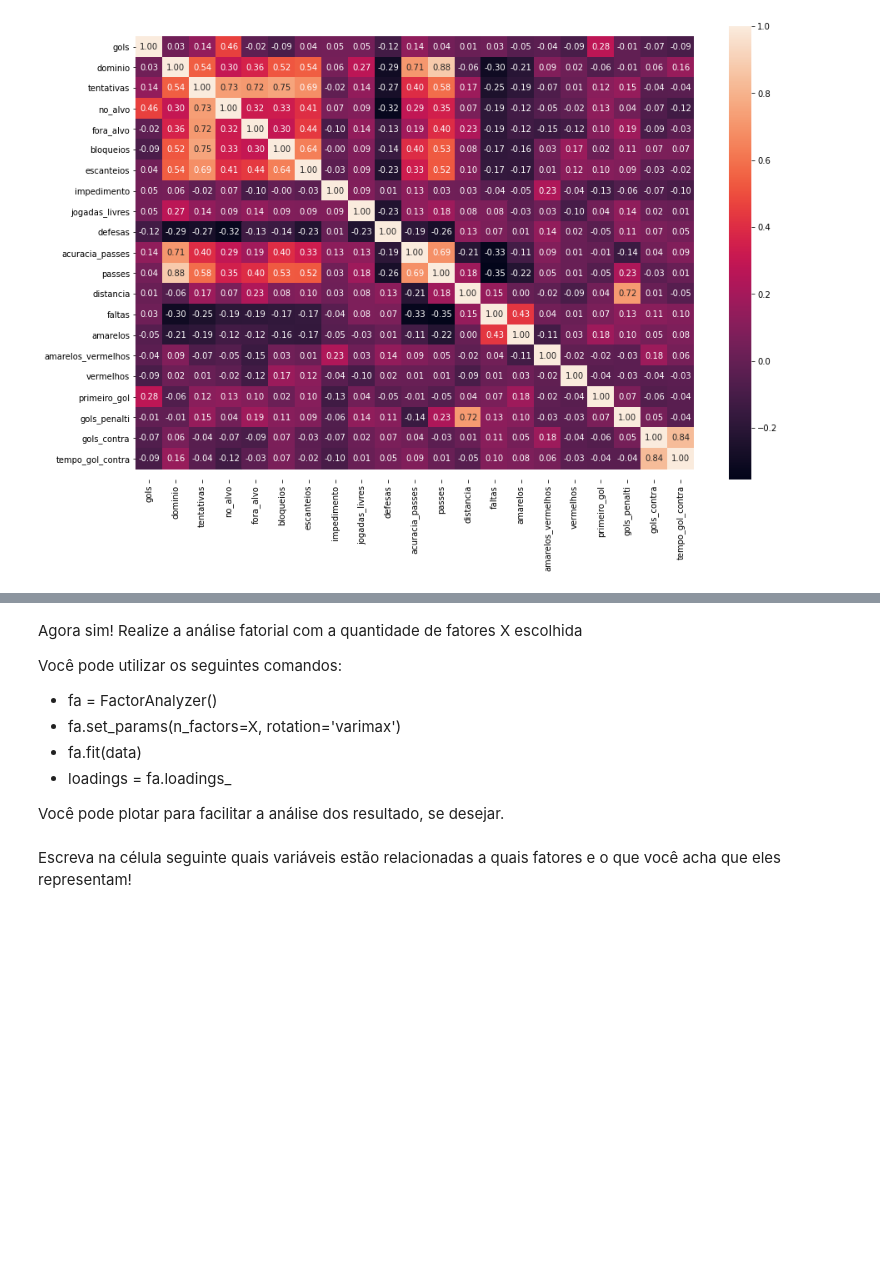
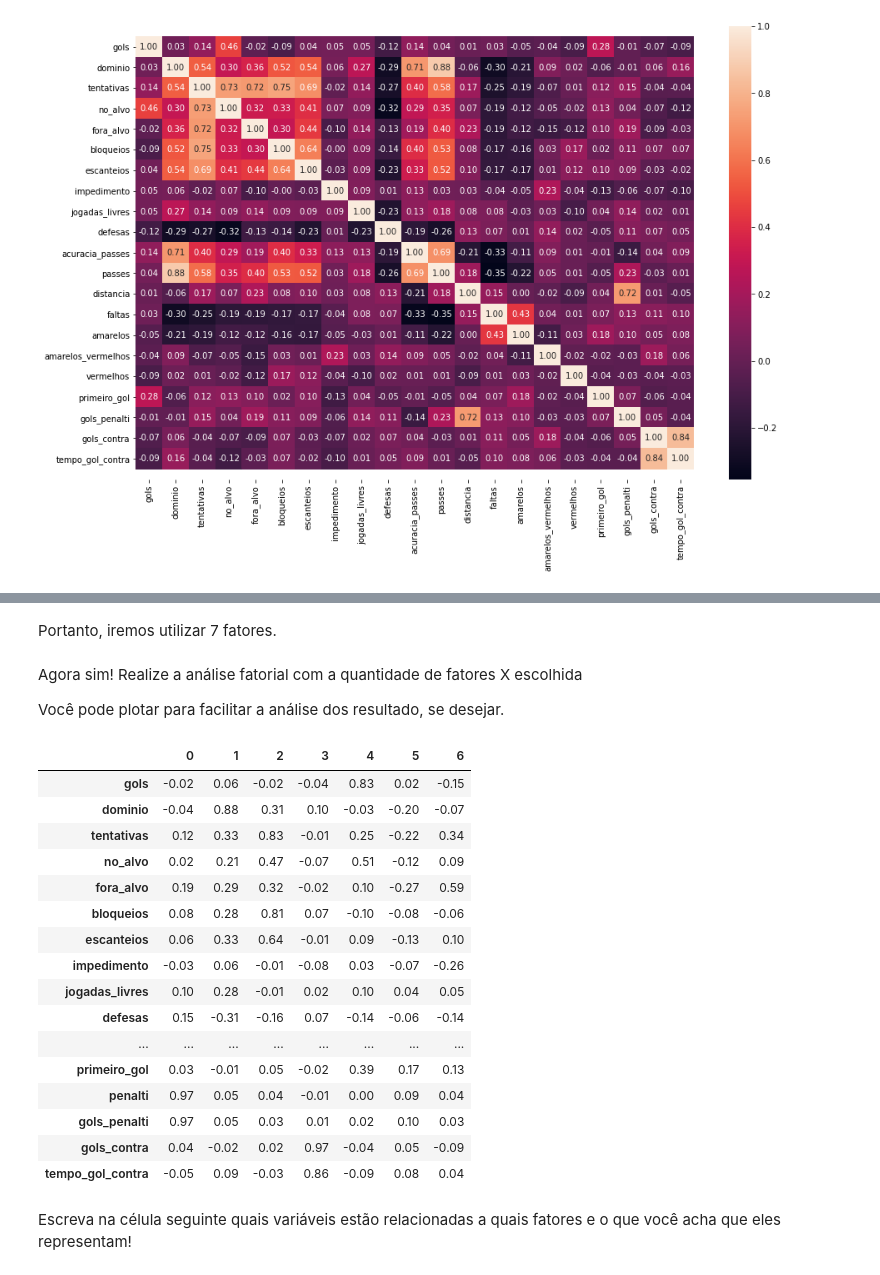
Before and after one commit to edumangabeira/python_exercicios, a Jupyter notebook: DsSchool/EduardoFreireMangabeiraDsSchool_Ex_1.ipynb, the cells around one changed output, grey strips where cells are left out. Saved outputs shown, nothing was run; the diff lists cells and outputs as text; code cells hidden in the pictures; blank space fills up the shorter version.

```diff
--- a/DsSchool/EduardoFreireMangabeiraDsSchool_Ex_1.ipynb
+++ b/DsSchool/EduardoFreireMangabeiraDsSchool_Ex_1.ipynb
@@ -499,11 +535,7 @@ Escreva na célula abaixo quantos fatores você escolheu utilizar e porque.
+# %% [markdown]
+Portanto, iremos utilizar 7 fatores.
 # %% [markdown]
 Agora sim!
 Realize a análise fatorial com a quantidade de fatores X escolhida
 
-Você pode utilizar os seguintes comandos:
-* fa = FactorAnalyzer()
-* fa.set_params(n_factors=X, rotation='varimax')
-* fa.fit(data)
-* loadings = fa.loadings_
-
 Você pode plotar para facilitar a análise dos resultado, se desejar.
@@ -512,2 +542,29 @@ Você pode plotar para facilitar a análise dos resultado, se desejar.
+# %%
+pd.set_option('display.max_rows', None)
+fa = FactorAnalyzer()
+fa.set_params(n_factors=7, rotation='varimax')
+fa.fit(data)
+loadings = fa.loadings_
+df_loadings = pd.DataFrame(loadings)
+df_loadings.index = data.columns
+df_loadings
+# %% [output]
+|  | 0 | 1 | 2 | 3 | 4 | 5 | 6 |
+| gols | -0.02 | 0.06 | -0.02 | -0.04 | 0.83 | 0.02 | -0.15 |
+| dominio | -0.04 | 0.88 | 0.31 | 0.10 | -0.03 | -0.20 | -0.07 |
+| tentativas | 0.12 | 0.33 | 0.83 | -0.01 | 0.25 | -0.22 | 0.34 |
+| no_alvo | 0.02 | 0.21 | 0.47 | -0.07 | 0.51 | -0.12 | 0.09 |
+| fora_alvo | 0.19 | 0.29 | 0.32 | -0.02 | 0.10 | -0.27 | 0.59 |
+| bloqueios | 0.08 | 0.28 | 0.81 | 0.07 | -0.10 | -0.08 | -0.06 |
+| escanteios | 0.06 | 0.33 | 0.64 | -0.01 | 0.09 | -0.13 | 0.10 |
+| impedimento | -0.03 | 0.06 | -0.01 | -0.08 | 0.03 | -0.07 | -0.26 |
+| jogadas_livres | 0.10 | 0.28 | -0.01 | 0.02 | 0.10 | 0.04 | 0.05 |
+| defesas | 0.15 | -0.31 | -0.16 | 0.07 | -0.14 | -0.06 | -0.14 |
+| ... | ... | ... | ... | ... | ... | ... | ... |
+| primeiro_gol | 0.03 | -0.01 | 0.05 | -0.02 | 0.39 | 0.17 | 0.13 |
+| penalti | 0.97 | 0.05 | 0.04 | -0.01 | 0.00 | 0.09 | 0.04 |
+| gols_penalti | 0.97 | 0.05 | 0.03 | 0.01 | 0.02 | 0.10 | 0.03 |
+| gols_contra | 0.04 | -0.02 | 0.02 | 0.97 | -0.04 | 0.05 | -0.09 |
+| tempo_gol_contra | -0.05 | 0.09 | -0.03 | 0.86 | -0.09 | 0.08 | 0.04 |
 # %% [markdown]
 Escreva na célula seguinte quais variáveis estão relacionadas a quais fatores e o que você acha que eles representam!
```
Also changed, not shown: parts of 20 cells of this notebook.
